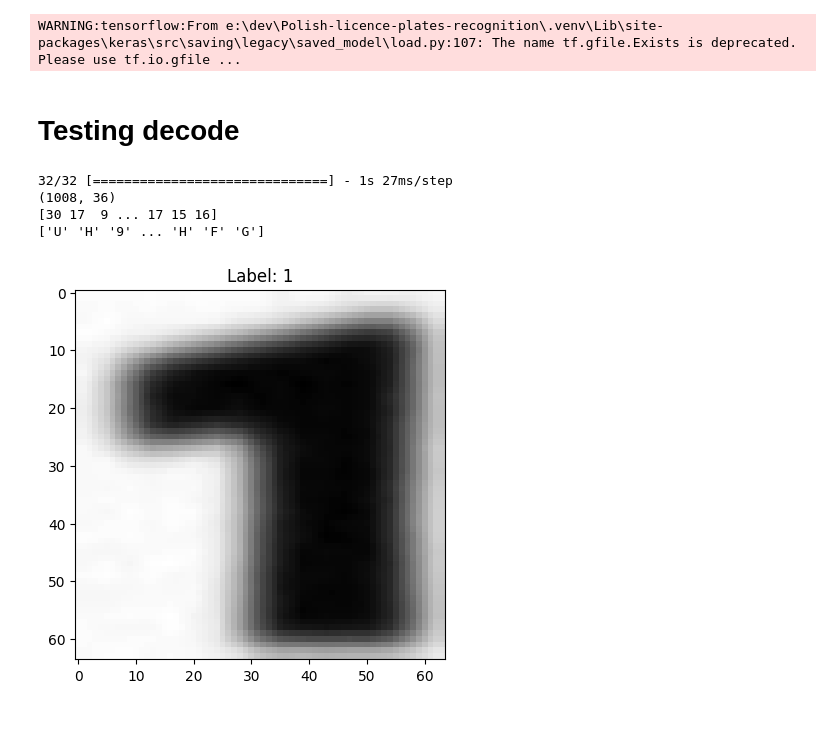
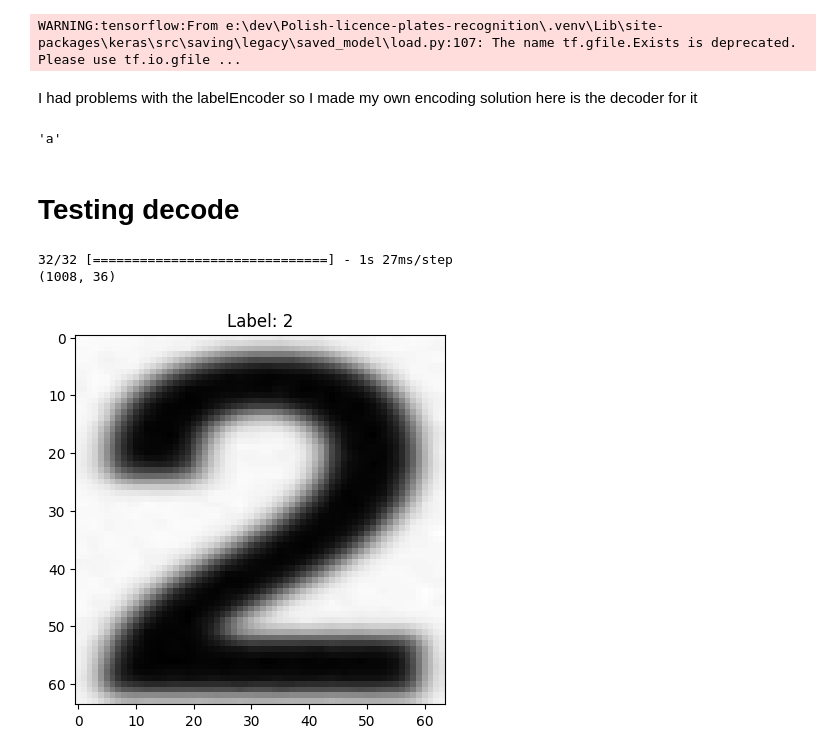
Before and after one commit to simje71380/Polish-licence-plates-recognition, a Jupyter notebook: OCRtrainer.ipynb, the cells around one changed output. Drawn from its saved outputs; the diff is of its cells as text; code cells hidden in the pictures; blank space fills up the shorter version.

```diff
--- a/OCRtrainer.ipynb
+++ b/OCRtrainer.ipynb
@@ -24,6 +24,10 @@ dir_list = os.listdir(path)
 for i in dir_list:
     dir = os.path.join(path, i)
     file_list = os.listdir(dir)
+    try:
+      i = i.lower()
+    except:
+      pass
     for j in file_list:
         files = os.path.join(dir, j)
         img = cv2.imread(files, 0) #grayscale
@@ -43,6 +47,10 @@ dir_list = os.listdir(path)
 for i in dir_list:
   dir = os.path.join(path, i)
   file_list = os.listdir(dir)
+  try:
+    i = i.lower()
+  except:
+    pass
   for j in file_list:
     files = os.path.join(dir, j)
     img = cv2.imread(files, 0) #grayscale
@@ -223,39 +284,51 @@ model = keras.models.load_model('Tensorflow\OCR_model_V2')
 # %% [output]
 WARNING:tensorflow:From e:\dev\Polish-licence-plates-recognition\.venv\Lib\site-packages\keras\src\saving\legacy\saved_model\load.py:107: The name tf.gfile.Exists is deprecated. Please use tf.io.gfile ...
 WARNING:tensorflow:From e:\dev\Polish-licence-plates-recognition\.venv\Lib\site-packages\keras\src\saving\legacy\saved_model\load.py:107: The name tf.gfile.Exists is deprecated. Please use tf.io.gfile ...
+# %% [markdown]
+I had problems with the labelEncoder so I made my own encoding solution here is the decoder for it
+# %%
+def decode_output(argmax):
+    if(argmax < 10):
+        return str(argmax)
+    else:
+        return chr(argmax + 96 - 9)
+
+
+decode_output(10)
+# %% [output]
+'a'
 # %% [markdown]
 # Testing decode
 # %%
 import matplotlib.pyplot as plt
 
 preds = model.predict(x_valid)
 
 print(preds.shape)
 # Inverse transform the predicted probabilities to get the original class labels
 #label_decoder = LabelEncoder()
 #label_decoder.classes_ = np.load('Tensorflow\OCR_model_V2\label_encoder.npy')
 
-file = open("Tensorflow\OCR_model_V2\le.obj",'rb')
-label_decoder = pickle.load(file)
-file.close()
+#file = open("Tensorflow\OCR_model_V2\le.obj",'rb')
+#label_decoder = pickle.load(file)
+#file.close()
 
-predicted_labels = label_decoder.inverse_transform(np.argmax(preds, axis=1))
+#predicted_labels = label_decoder.inverse_transform(np.argmax(preds, axis=1))
+predicted_labels = []
+
+for pred in preds:
+    predicted_labels.append(decode_output(np.argmax(pred)))
 
 from random import randint
 
 idx = randint(0, 1007)
 
-out = np.argmax(preds, axis=1)
-print(str(out))
-print(str(predicted_labels))
 #print(label_decoder.inverse_transform(out))
 
 plt.imshow(x_valid[idx], cmap='gray')
 plt.title(f"Label: {predicted_labels[idx]}")
 plt.show()
 # %% [output]
 32/32 [==============================] - 1s 27ms/step
 (1008, 36)
-[30 17  9 ... 17 15 16]
-['U' 'H' '9' ... 'H' 'F' 'G']
-[figure, old version]
+[figure, new version]
```
Also changed, not shown: parts of 6 cells of this notebook, 23 other files.
